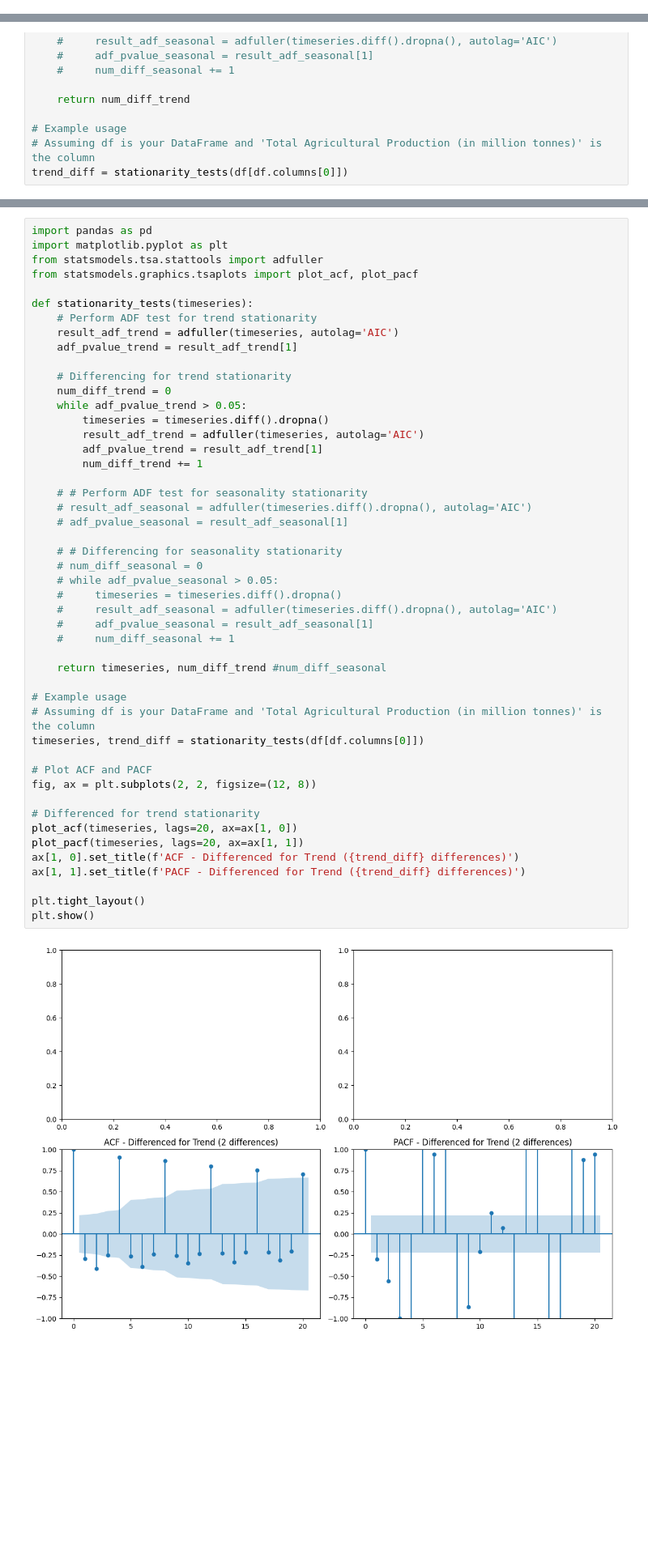
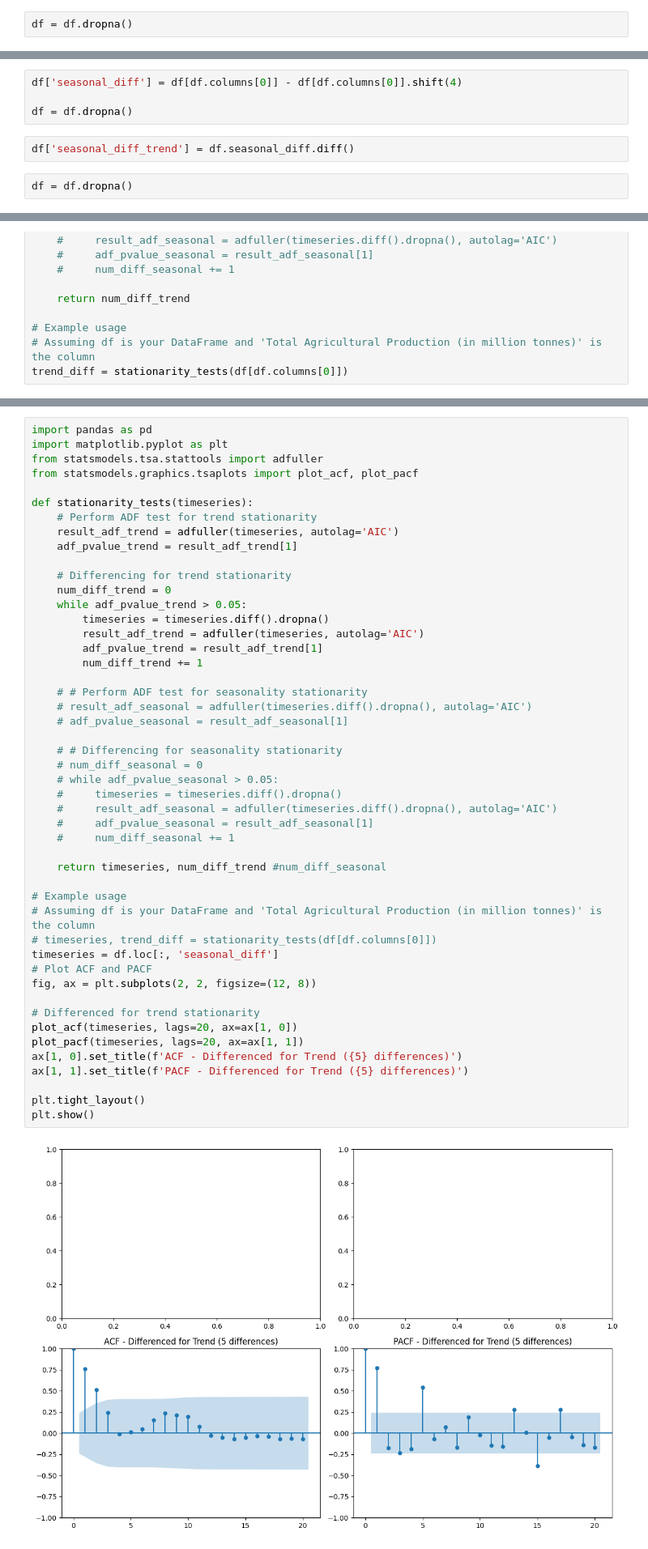
Before and after one commit to Aditya170802/EconVisor---Industry-Forecasting-Tool, a Jupyter notebook: testing.ipynb, the cells around one changed output, grey strips where cells are left out. Shown at 81% size. Saved outputs shown, nothing was run; the diff lists cells and outputs as text; blank space fills up the shorter version.

```diff
--- a/testing.ipynb
+++ b/testing.ipynb
@@ -35,0 +111,2 @@ import matplotlib.pyplot as plt
+# %%
+df = df.dropna()
@@ -35,0 +118,8 @@ import matplotlib.pyplot as plt
+# %%
+df['seasonal_diff'] = df[df.columns[0]] - df[df.columns[0]].shift(4)
+
+df = df.dropna()
+# %%
+df['seasonal_diff_trend'] = df.seasonal_diff.diff()
+# %%
+df = df.dropna()
@@ -138,38 +244,38 @@ def stationarity_tests(timeseries):
         result_adf_trend = adfuller(timeseries, autolag='AIC')
         adf_pvalue_trend = result_adf_trend[1]
         num_diff_trend += 1
 
     # # Perform ADF test for seasonality stationarity
     # result_adf_seasonal = adfuller(timeseries.diff().dropna(), autolag='AIC')
     # adf_pvalue_seasonal = result_adf_seasonal[1]
 
     # # Differencing for seasonality stationarity
     # num_diff_seasonal = 0
     # while adf_pvalue_seasonal > 0.05:
     #     timeseries = timeseries.diff().dropna()
     #     result_adf_seasonal = adfuller(timeseries.diff().dropna(), autolag='AIC')
     #     adf_pvalue_seasonal = result_adf_seasonal[1]
     #     num_diff_seasonal += 1
 
     return timeseries, num_diff_trend #num_diff_seasonal
 
 # Example usage
 # Assuming df is your DataFrame and 'Total Agricultural Production (in million tonnes)' is the column
-timeseries, trend_diff = stationarity_tests(df[df.columns[0]])
-
+# timeseries, trend_diff = stationarity_tests(df[df.columns[0]])
+timeseries = df.loc[:, 'seasonal_diff']
 # Plot ACF and PACF
 fig, ax = plt.subplots(2, 2, figsize=(12, 8))
 
 # Differenced for trend stationarity
 plot_acf(timeseries, lags=20, ax=ax[1, 0])
 plot_pacf(timeseries, lags=20, ax=ax[1, 1])
-ax[1, 0].set_title(f'ACF - Differenced for Trend ({trend_diff} differences)')
-ax[1, 1].set_title(f'PACF - Differenced for Trend ({trend_diff} differences)')
+ax[1, 0].set_title(f'ACF - Differenced for Trend ({5} differences)')
+ax[1, 1].set_title(f'PACF - Differenced for Trend ({5} differences)')
 
 plt.tight_layout()
 plt.show()
 # %% [output]
-[figure, old version]
+[figure, new version]
 # %%
 import pandas as pd
 import matplotlib.pyplot as plt
```
Also changed, not shown: parts of 15 cells of this notebook, 16 other files.
